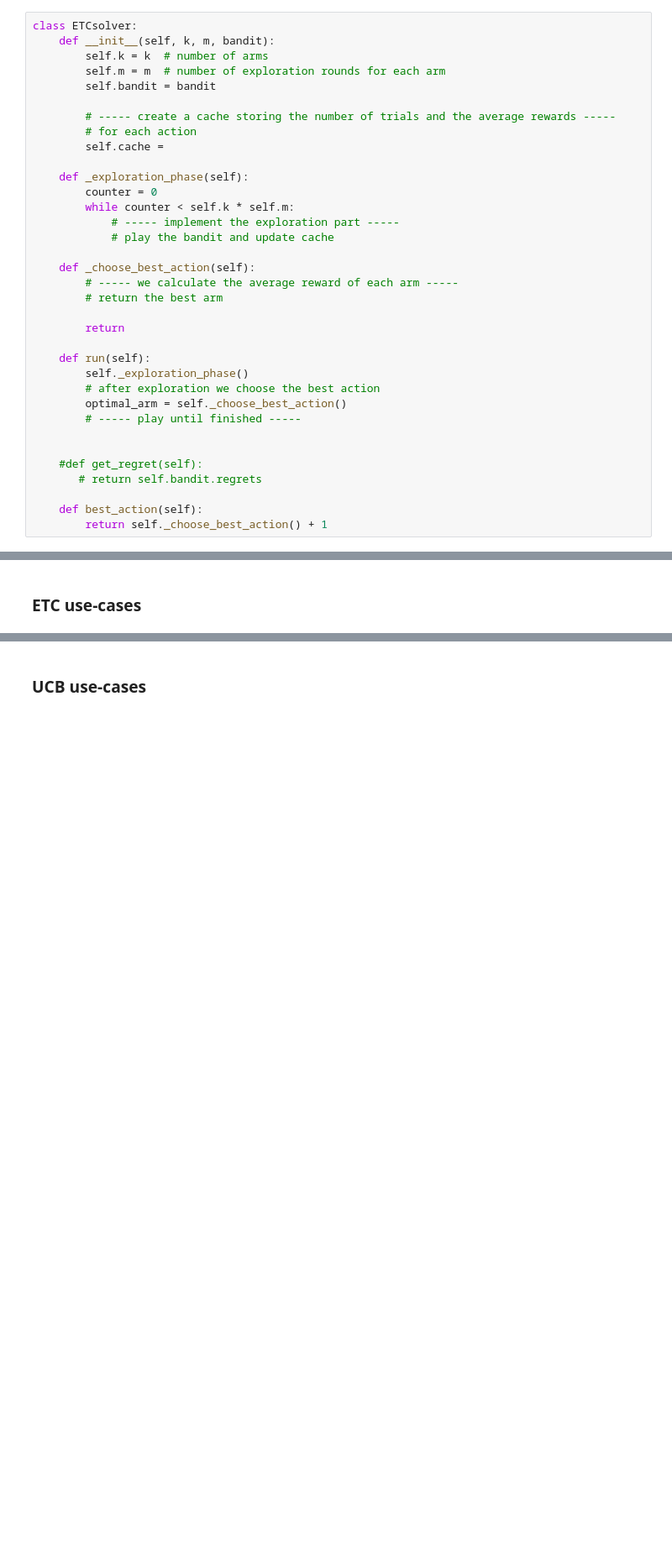
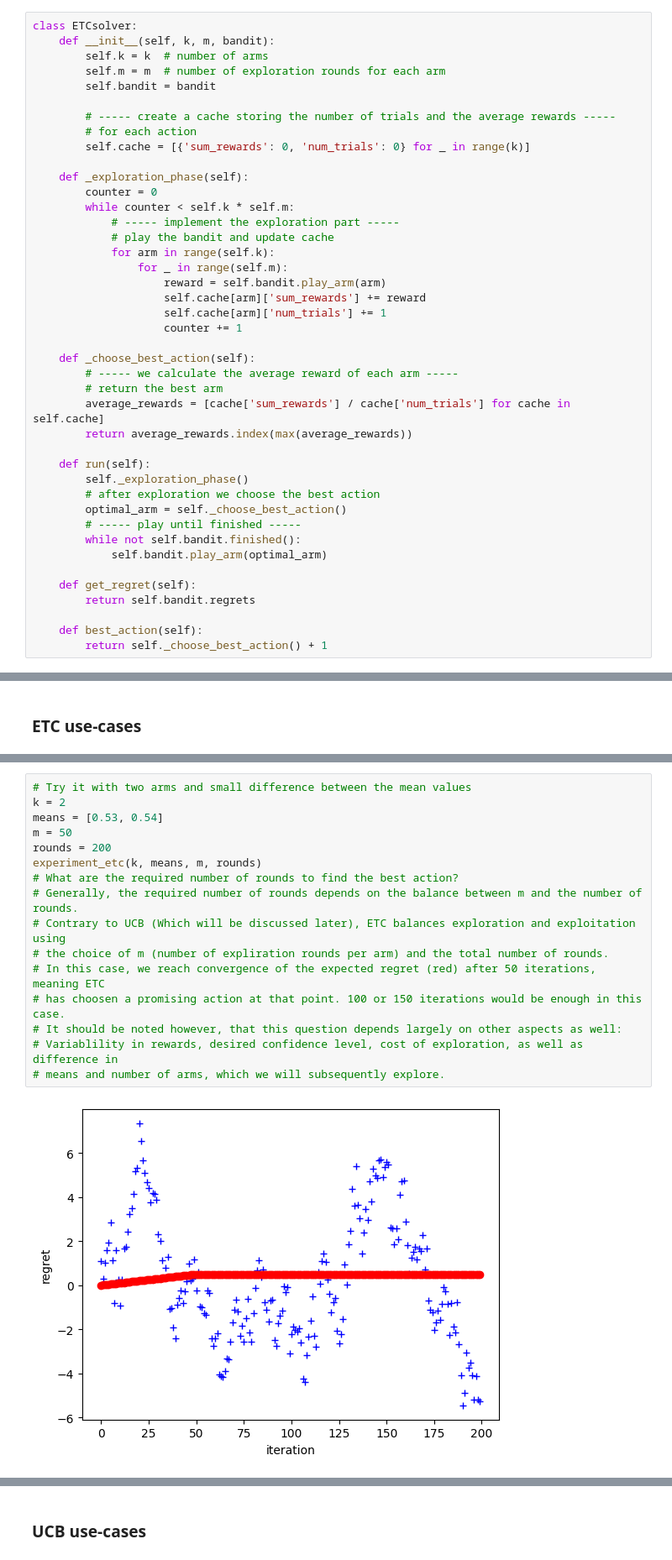
Before and after one commit to nilsmart96/fs-ainf-class, a Jupyter notebook: Assignment Solutions/Block 1/RL-day3-bandits-handout.ipynb, the cells around one changed output, grey strips where cells are left out. Shown at 84% size. Cells and saved outputs as stored; diff of their text form; blank space fills up the shorter version.

```diff
--- a/Assignment Solutions/Block 1/RL-day3-bandits-handout.ipynb
+++ b/Assignment Solutions/Block 1/RL-day3-bandits-handout.ipynb
@@ -58,29 +66,36 @@ class ETCsolver:
 
         # ----- create a cache storing the number of trials and the average rewards -----
         # for each action
-        self.cache =
+        self.cache = [{'sum_rewards': 0, 'num_trials': 0} for _ in range(k)]
 
     def _exploration_phase(self):
         counter = 0
         while counter < self.k * self.m:
             # ----- implement the exploration part -----
             # play the bandit and update cache
+            for arm in range(self.k):
+                for _ in range(self.m):
+                    reward = self.bandit.play_arm(arm)
+                    self.cache[arm]['sum_rewards'] += reward
+                    self.cache[arm]['num_trials'] += 1
+                    counter += 1
 
     def _choose_best_action(self):
         # ----- we calculate the average reward of each arm -----
         # return the best arm
-
-        return
+        average_rewards = [cache['sum_rewards'] / cache['num_trials'] for cache in self.cache]
+        return average_rewards.index(max(average_rewards))
 
     def run(self):
         self._exploration_phase()
         # after exploration we choose the best action
         optimal_arm = self._choose_best_action()
         # ----- play until finished -----
+        while not self.bandit.finished():
+            self.bandit.play_arm(optimal_arm)
 
-
-    #def get_regret(self):
-       # return self.bandit.regrets
+    def get_regret(self):
+        return self.bandit.regrets
 
     def best_action(self):
         return self._choose_best_action() + 1
@@ -157,0 +177,18 @@ def experiment_ucb(k, mu, delta, rounds):
+# %%
+# Try it with two arms and small difference between the mean values
+k = 2
+means = [0.53, 0.54]
+m = 50
+rounds = 200
+experiment_etc(k, means, m, rounds)
+# What are the required number of rounds to find the best action?
+# Generally, the required number of rounds depends on the balance between m and the number of rounds.
+# Contrary to UCB (Which will be discussed later), ETC balances exploration and exploitation using
+# the choice of m (number of expliration rounds per arm) and the total number of rounds.
+# In this case, we reach convergence of the expected regret (red) after 50 iterations, meaning ETC
+# has choosen a promising action at that point. 100 or 150 iterations would be enough in this case.
+# It should be noted however, that this question depends largely on other aspects as well:
+# Variablility in rewards, desired confidence level, cost of exploration, as well as difference in
+# means and number of arms, which we will subsequently explore.
+# %% [output]
+[figure, added]
```
Also changed, not shown: parts of 17 cells of this notebook, 5 other files.
